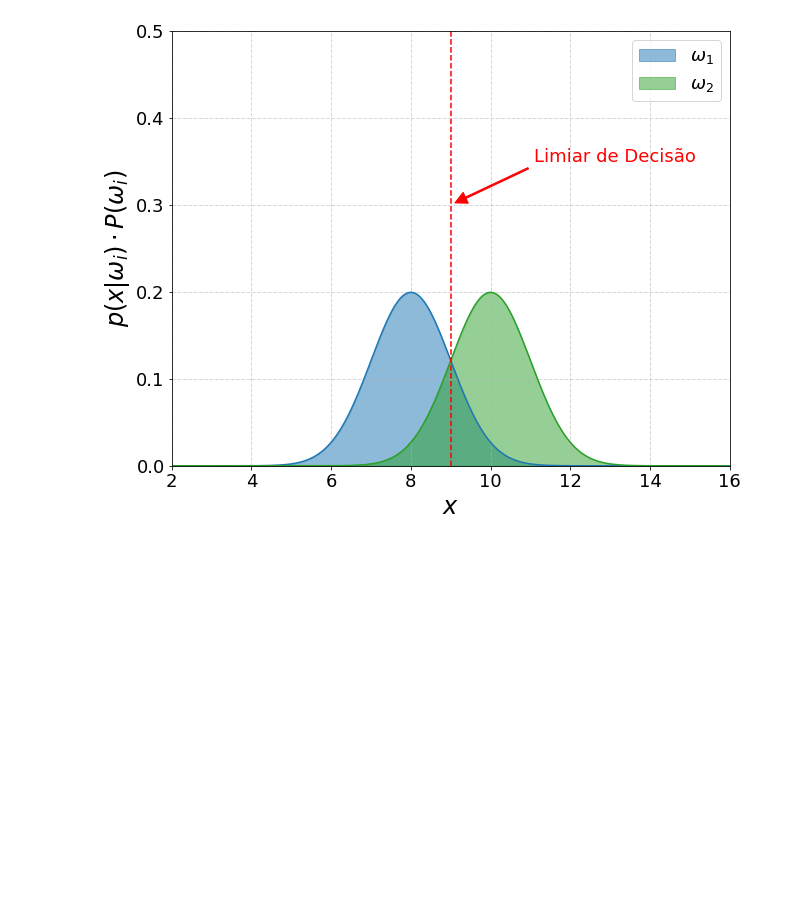
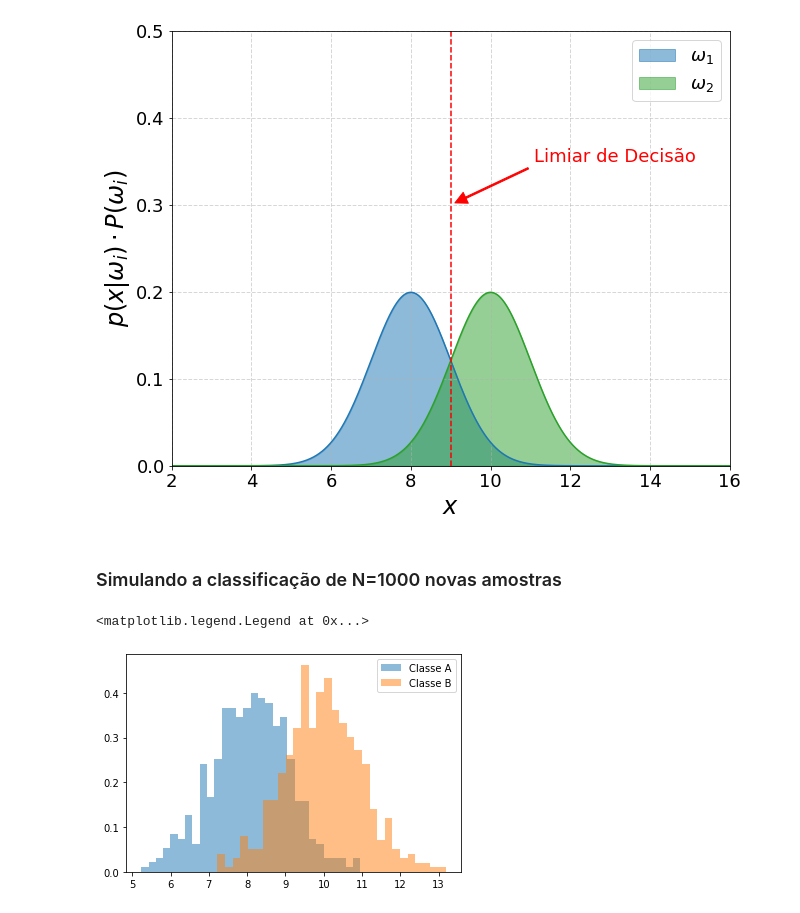
Before and after one commit to titocaco/disciplina_ml, a Jupyter notebook: ml_prova_2.ipynb, the cells around one changed output. Drawn from its saved outputs; the diff is of its cells as text; code cells hidden in the pictures; blank space fills up the shorter version.

Commit message:
Conclusão da Questão 2 com a classificação de 1000 novas amostras.

```diff
--- a/ml_prova_2.ipynb
+++ b/ml_prova_2.ipynb
@@ -124,3 +124,14 @@ plt.savefig('ml_prova_02_a2.pdf',
 plt.show()
 # %% [output]
 [figure]
+# %% [markdown]
+### Simulando a classificação de N=1000 novas amostras
+# %%
+amostras_A = np.random.normal(8, 1, int(N_PONTOS/2))
+amostras_B = np.random.normal(10, 1, int(N_PONTOS/2))
+_, _, _ = plt.hist(amostras_A, 30, density=True, alpha=0.5, label='Classe A')
+_, _, _ = plt.hist(amostras_B, 30, density=True, alpha=0.5, label='Classe B')
+plt.legend()
+# %% [output]
+<matplotlib.legend.Legend at 0x...>
+[figure, added]
```
Also changed, not shown: parts of 8 cells of this notebook.
